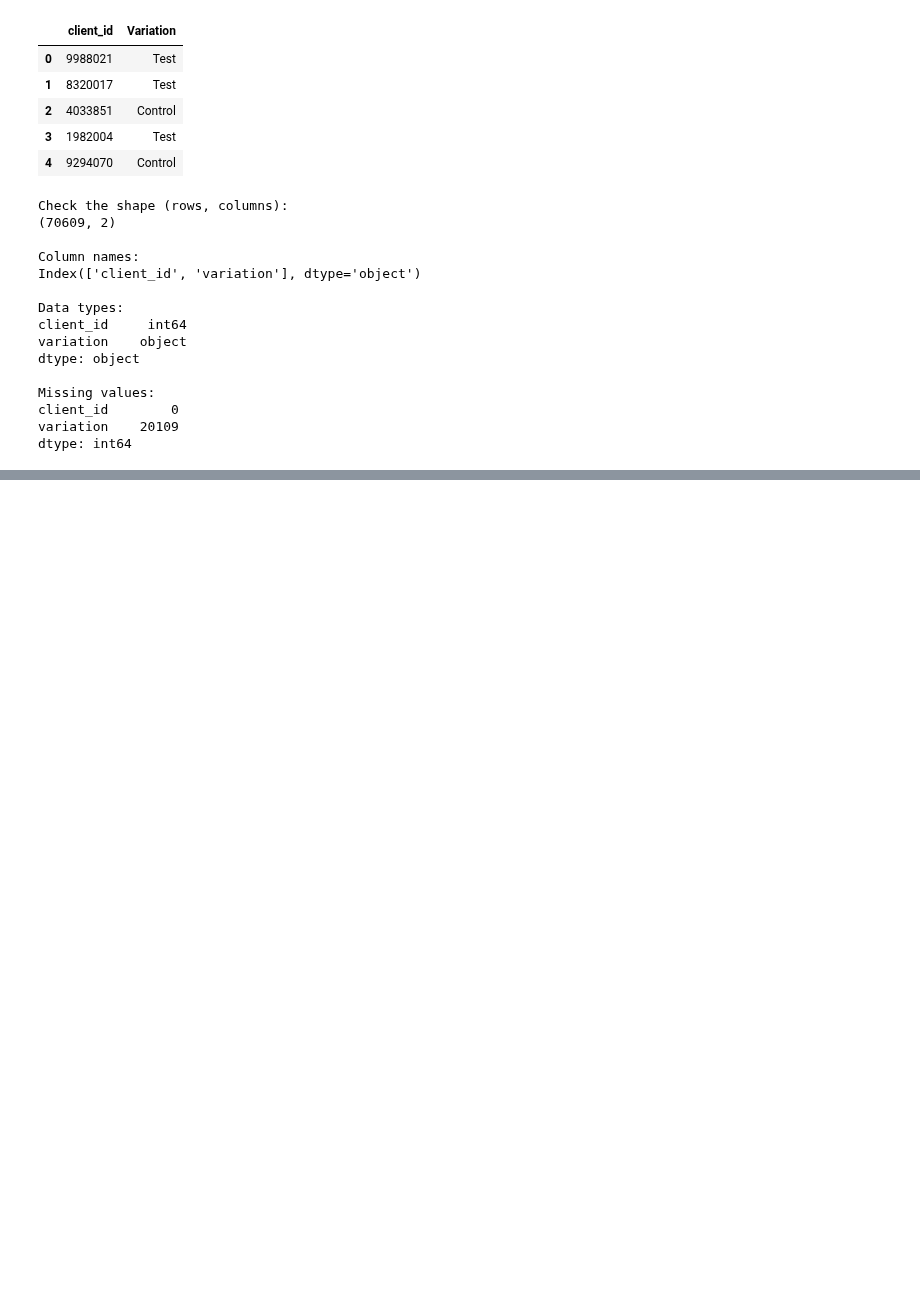
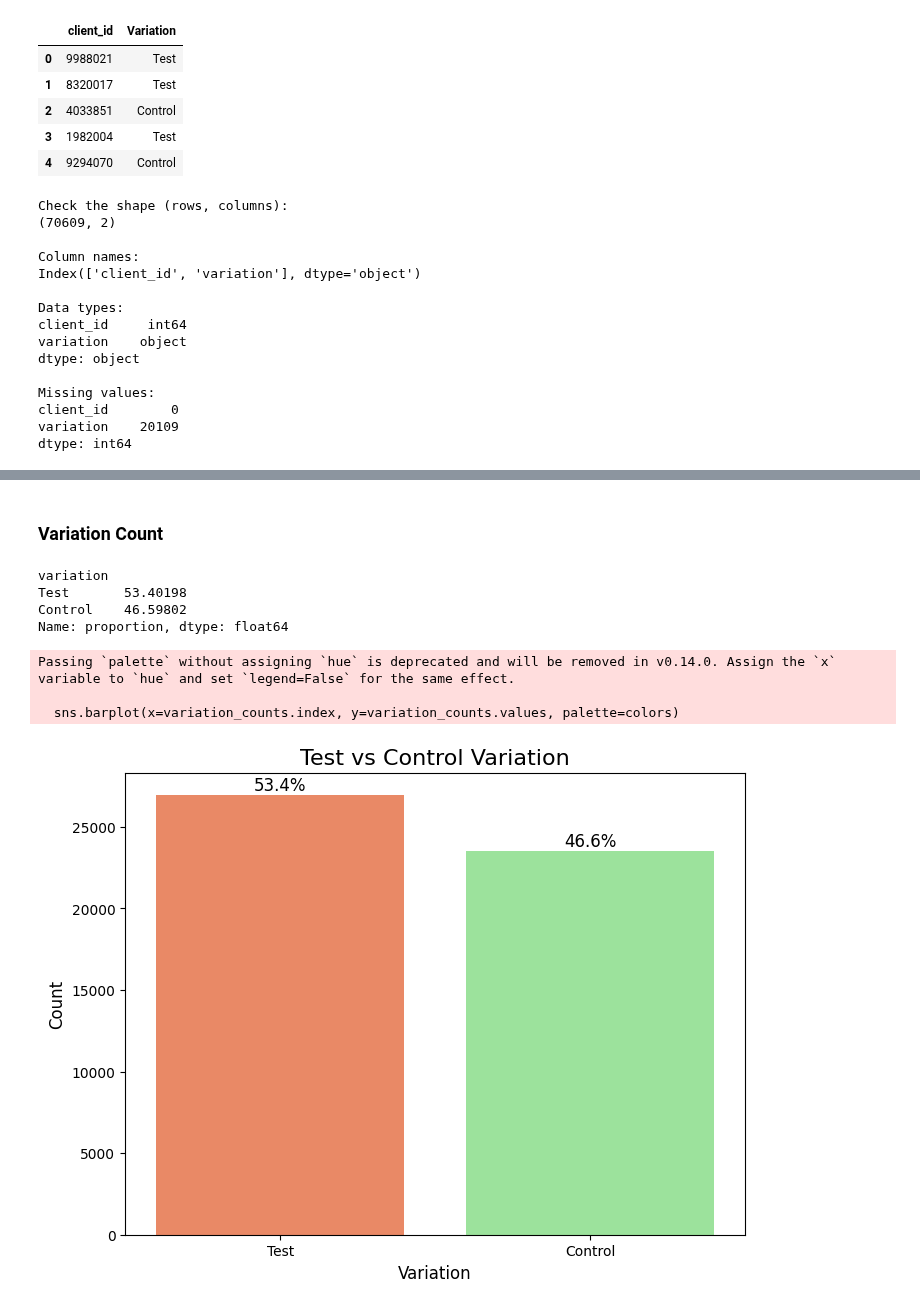
Before and after one commit to bruhu/vanguard-cx-project, a Jupyter notebook: notebooks/bru/brus-notebook.ipynb, the cells around one changed output, grey strips where cells are left out. Saved outputs shown, nothing was run; the diff lists cells and outputs as text; code cells hidden in the pictures; blank space fills up the shorter version.

Commit message:
clean code, display variation difference with percentage notation

```diff
--- a/notebooks/bru/brus-notebook.ipynb
+++ b/notebooks/bru/brus-notebook.ipynb
@@ -206,0 +257,38 @@ variation  [50500, 50501, 50502, 50503, 50504, 50505, 505...
+# %% [markdown]
+### Variation Count
+# %%
+variation_percentages = final_experiment_clients_df['variation'].value_counts(normalize=True) * 100
+
+print(variation_percentages)
+# %% [output]
+variation
+Test       53.40198
+Control    46.59802
+Name: proportion, dtype: float64
+# %%
+variation_counts = final_experiment_clients_df['variation'].value_counts()
+
+variation_percentages = variation_counts / variation_counts.sum() * 100
+
+colors = ['coral', 'lightgreen']
+
+plt.figure(figsize=(8, 6))
+sns.barplot(x=variation_counts.index, y=variation_counts.values, palette=colors)
+
+plt.title('Test vs Control Variation', fontsize=16)
+plt.xlabel('Variation', fontsize=12)
+plt.ylabel('Count', fontsize=12)
+
+# annotate each bar with the percentage
+for i, p in enumerate(plt.gca().patches):
+    height = p.get_height()
+    # add annotation with the percentage on top of each bar
+    plt.text(p.get_x() + p.get_width() / 2, height + 0.1, f'{variation_percentages.iloc[i]:.1f}%',
+             ha='center', va='bottom', fontsize=12, color='black')
+
+plt.show()
+# %% [output]
+Passing `palette` without assigning `hue` is deprecated and will be removed in v0.14.0. Assign the `x` variable to `hue` and set `legend=False` for the same effect.
+
+  sns.barplot(x=variation_counts.index, y=variation_counts.values, palette=colors)
+[figure, added]
```
Also changed, not shown: parts of 9 cells of this notebook.
